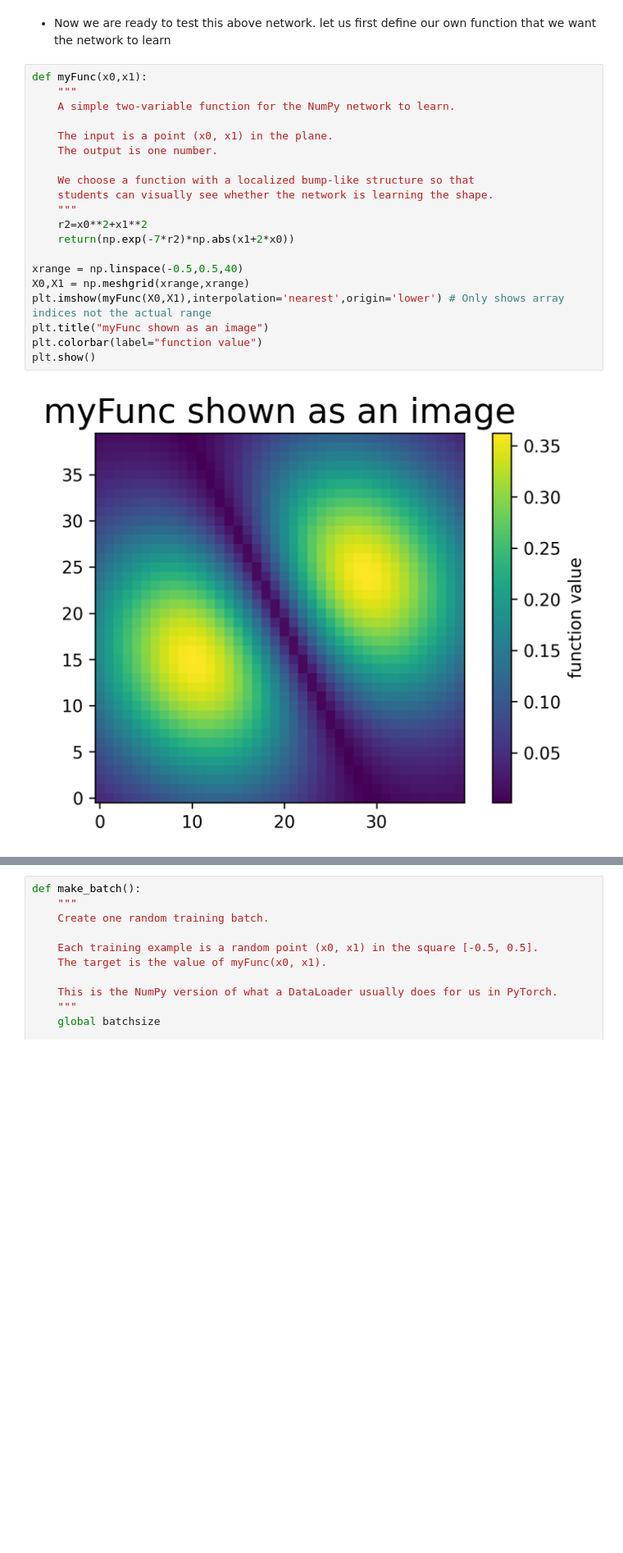
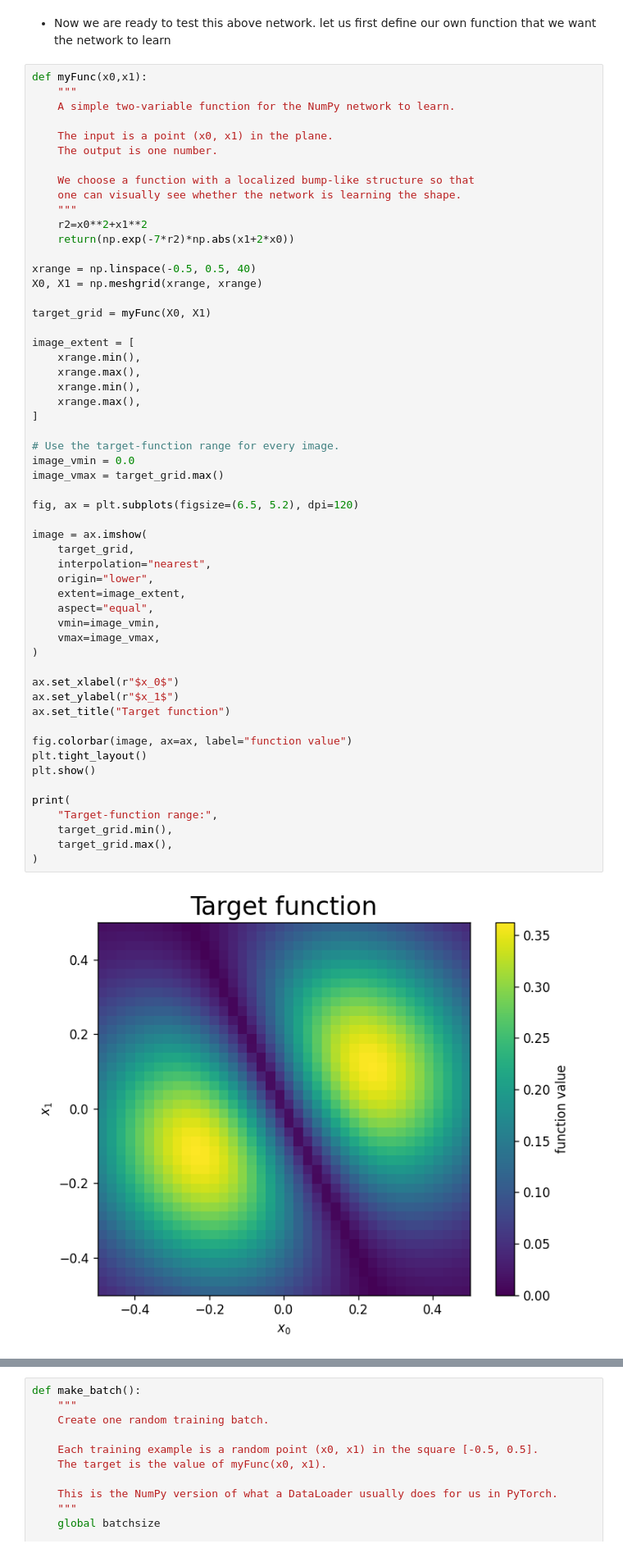
Before and after one commit to chattopadhyayA/ml_course, a Jupyter notebook: content/06_NN_basic.ipynb, the cells around one changed output, grey strips where cells are left out. Shown at 82% size. Cells and saved outputs as stored; diff of their text form; blank space fills up the shorter version.

```diff
--- a/content/06_NN_basic.ipynb
+++ b/content/06_NN_basic.ipynb
@@ -327,22 +495,57 @@ def train_net(y_in,y_target,eta):
 # %%
 def myFunc(x0,x1):
     """
     A simple two-variable function for the NumPy network to learn.
 
     The input is a point (x0, x1) in the plane.
     The output is one number.
 
     We choose a function with a localized bump-like structure so that
-    students can visually see whether the network is learning the shape.
+    one can visually see whether the network is learning the shape.
     """
     r2=x0**2+x1**2
     return(np.exp(-7*r2)*np.abs(x1+2*x0))
 
-xrange = np.linspace(-0.5,0.5,40)
-X0,X1 = np.meshgrid(xrange,xrange)
-plt.imshow(myFunc(X0,X1),interpolation='nearest',origin='lower') # Only shows array indices not the actual range
-plt.title("myFunc shown as an image")
-plt.colorbar(label="function value")
+xrange = np.linspace(-0.5, 0.5, 40)
+X0, X1 = np.meshgrid(xrange, xrange)
+
+target_grid = myFunc(X0, X1)
+
+image_extent = [
+    xrange.min(),
+    xrange.max(),
+    xrange.min(),
+    xrange.max(),
+]
+
+# Use the target-function range for every image.
+image_vmin = 0.0
+image_vmax = target_grid.max()
+
+fig, ax = plt.subplots(figsize=(6.5, 5.2), dpi=120)
+
+image = ax.imshow(
+    target_grid,
+    interpolation="nearest",
+    origin="lower",
+    extent=image_extent,
+    aspect="equal",
+    vmin=image_vmin,
+    vmax=image_vmax,
+)
+
+ax.set_xlabel(r"$x_0$")
+ax.set_ylabel(r"$x_1$")
+ax.set_title("Target function")
+
+fig.colorbar(image, ax=ax, label="function value")
+plt.tight_layout()
 plt.show()
+
+print(
+    "Target-function range:",
+    target_grid.min(),
+    target_grid.max(),
+)
 # %% [output]
-[figure, old version]
+[figure, new version]
```
Also changed, not shown: parts of 14 cells of this notebook, 7 other files.
